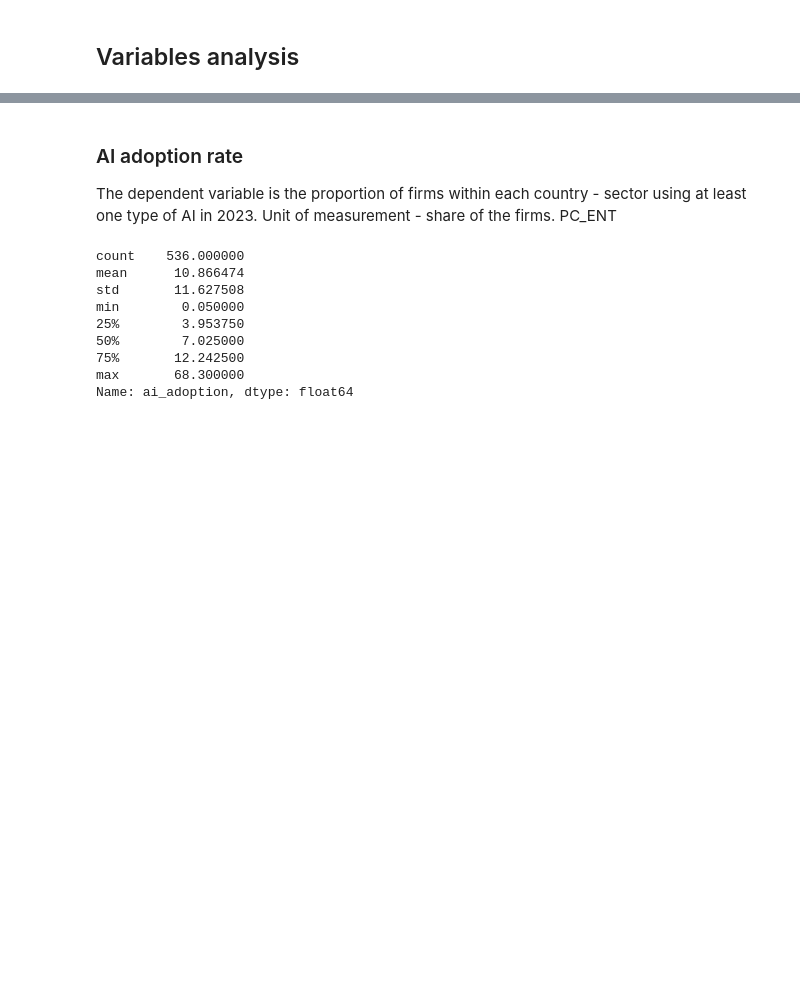
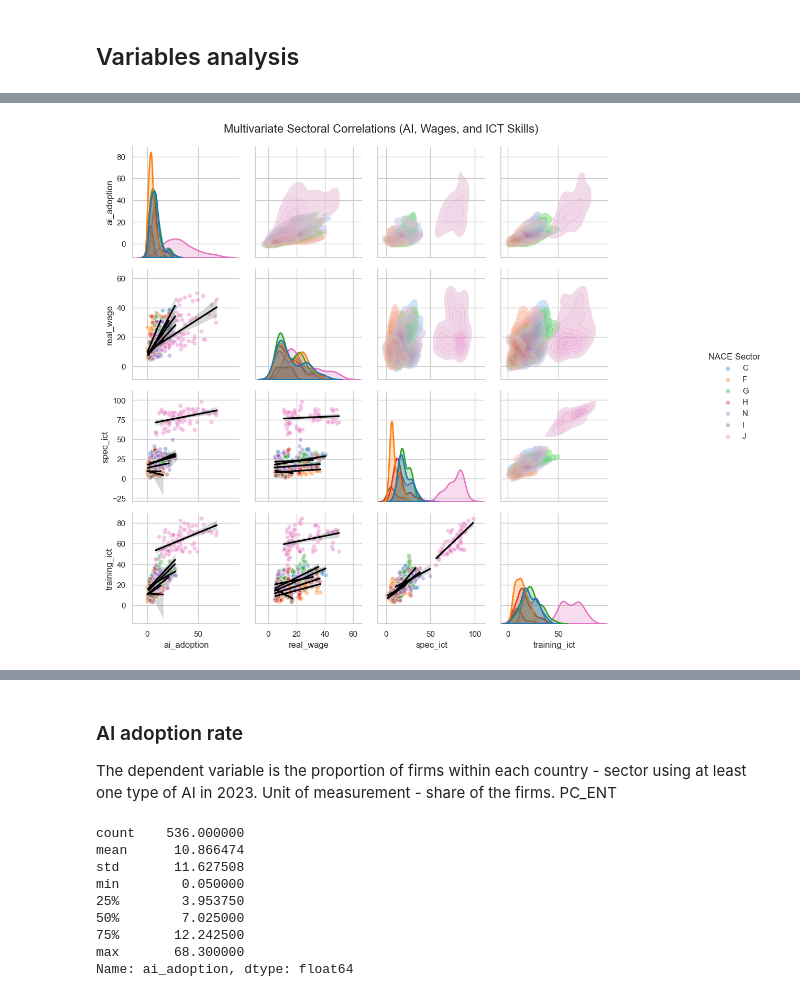
Before and after one commit to Martyniuk-y/Master_thesis, a Jupyter notebook: EDA.ipynb, the cells around one changed output, grey strips where cells are left out. Cells and saved outputs as stored; diff of their text form; code cells hidden in the pictures; blank space fills up the shorter version.

```diff
--- a/EDA.ipynb
+++ b/EDA.ipynb
@@ -30,0 +195,28 @@ print(data)
+# %%
+import scipy.stats as stats
+
+def plot_advanced_pairgrid(df):
+    # Select only the variables we want to correlate
+    vars_to_plot = ['ai_adoption', 'real_wage', 'spec_ict', 'training_ict']
+
+    # Create the PairGrid, colored by Industry
+    g = sns.PairGrid(df, vars=vars_to_plot, hue="nace_r2", palette="tab10", corner=False)
+
+    # 1. Upper Triangle: 2D Density Contours (shows clustering of country-sectors)
+    g.map_upper(sns.kdeplot, fill=True, alpha=0.5)
+
+    # 2. Lower Triangle: Scatter with Regression Line (shows the trend)
+    g.map_lower(sns.regplot, scatter_kws={'alpha':0.4, 'edgecolor':'w'}, line_kws={'color':'black'})
+
+    # 3. Diagonal: Density distribution of the variable itself
+    g.map_diag(sns.kdeplot, lw=2, fill=True)
+
+    g.add_legend(title="NACE Sector", bbox_to_anchor=(1.05, 0.5), loc='center left')
+    g.fig.suptitle("Multivariate Sectoral Correlations (AI, Wages, and ICT Skills)", y=1.02, fontsize=16)
+
+    plt.show()
+
+# Run it
+plot_advanced_pairgrid(data)
+# %% [output]
+[figure, added]
```
Also changed, not shown: parts of 149 cells of this notebook, 1 other file.
